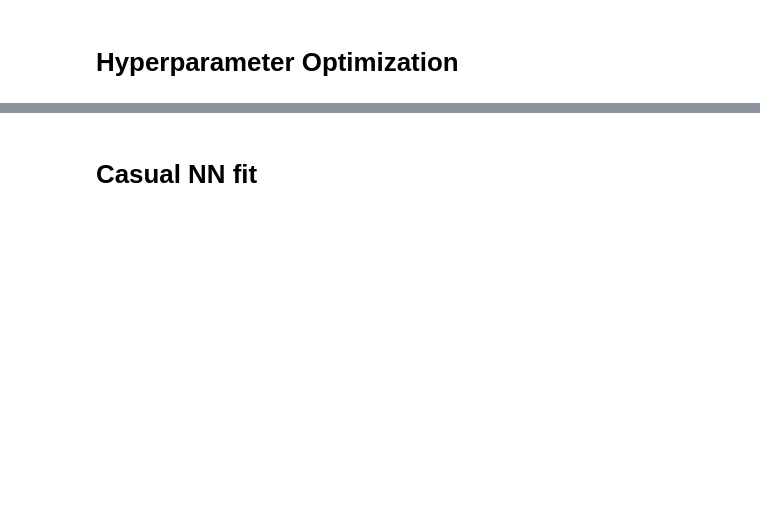
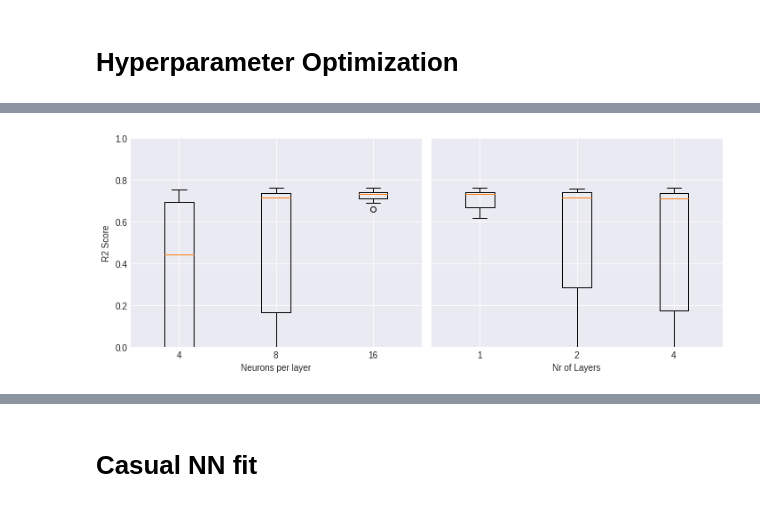
Before and after one commit to asdfbat/FYS-STK4155, a Jupyter notebook: Project2/src/world_happiness_NN_TF.ipynb, the cells around one changed output, grey strips where cells are left out. Cells and saved outputs as stored; diff of their text form; code cells hidden in the pictures; blank space fills up the shorter version.

```diff
--- a/Project2/src/world_happiness_NN_TF.ipynb
+++ b/Project2/src/world_happiness_NN_TF.ipynb
@@ -30,4 +30,4 @@ plt.style.use('seaborn-darkgrid')
 mpl.rcParams['figure.figsize'] = [10.0, 4.0]
 mpl.rcParams['figure.dpi'] = 80
 mpl.rcParams['savefig.dpi'] = 100
-mpl.rcParams['font.size'] = 12
+mpl.rcParams['font.size'] = 18
@@ -48,9 +69,9 @@ def accuracy_score(Y_test, Y_pred):
 # %%
 all_params = {
     "hidden_layers" : [1, 2, 4],
-    "neurons" : [4, 8, 16],
-    "epochs" : [100, 200, 400, 800],
-    "lr" : [0.01, 0.001, 0.0001]
+    "neurons" : [4, 8, 16, 32],
+    "epochs" : [200, 400, 800, 1600, 3200],
+    "lr" : [0.01, 0.001, 0.0001, 0.00001]
 }
 nr_runs = np.prod([len(nr) for nr in all_params.values()])
 nr_runs
@@ -122,16 +182,18 @@ hp_df["r2_std"] = np.sqrt(hp_df["r2_std"] - hp_df["r2_score"]**2); hp_df
 hp_df.to_pickle("../data/WHR_hyperparam.pickle")
 # %%
 fig, ax = plt.subplots(1, 2, figsize=(10, 4), sharey=True)
-asdf = [hp_df[hp_df["neurons"] == i]["r2_score"] for i in [2, 4, 8]]
+asdf = [hp_df[hp_df["neurons"] == i]["r2_score"] for i in [4, 8, 16]]
 ax[0].boxplot(asdf);
 ax[0].set_xlabel("Neurons per layer")
 ax[0].set_ylabel("R2 Score")
-ax[0].set_xticks([1,2,3], ["4", "8", "16"]);
+ax[0].set_xticklabels(["4", "8", "16"]);
 asdf = [hp_df[hp_df["hidden_layers"] == i]["r2_score"] for i in [1, 2, 4]]
 ax[1].boxplot(asdf);
 ax[1].set_xlabel("Nr of Layers")
-ax[1].set_xticks([1,2,3], ["1", "2", "4"]);
+ax[1].set_xticklabels(["1", "2", "4"]);
 plt.ylim(0, 1)
 plt.tight_layout()
 plt.savefig("../figs/WHR_TF_boxplot.pdf")
+# %% [output]
+[figure, added]
 # %%
```
Also changed, not shown: parts of 10 cells of this notebook, 1 other file.
